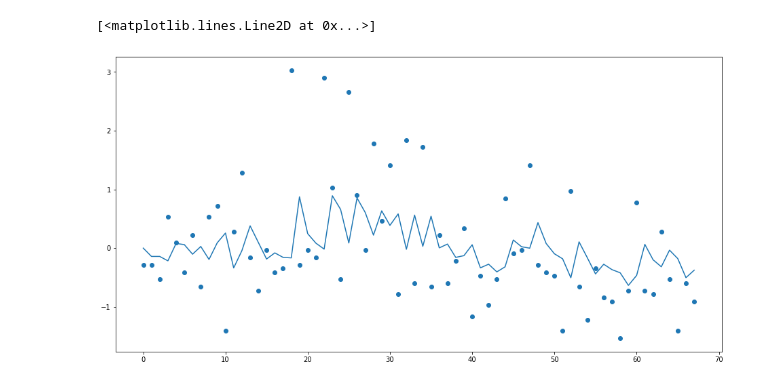
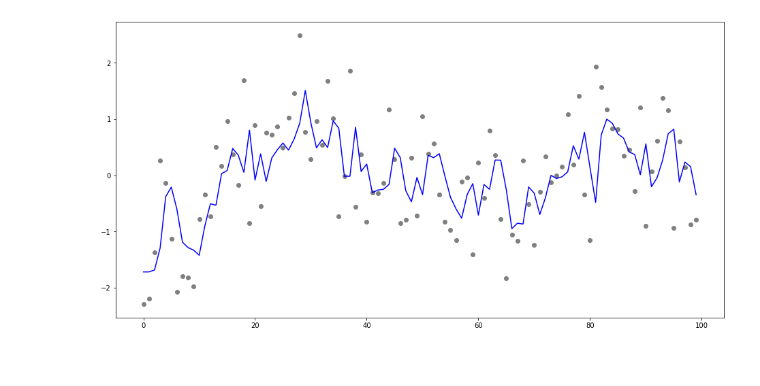
Before and after one commit to edwinnglabs/ts-playground, a Jupyter notebook: notebooks/state-space-model.ipynb, the cells around one changed output. Drawn from its saved outputs; the diff is of its cells as text; code cells hidden in the pictures.

Commit message:
state space model

```diff
--- a/notebooks/state-space-model.ipynb
+++ b/notebooks/state-space-model.ipynb
@@ -18,4 +15,0 @@ data = load_m3monthly()
-# %%
-y = data.loc[data['key'] == 'N1402', 'value'].values
-y = (y - np.mean(y)) / np.std(y)
-y
@@ -41,19 +18,19 @@ np.std(y) ** 2
 # %%
-input = {
+data = {
     'N' : len(y),
     'Y' : y,
     'SD_Y' : 1.0,
-    'A1' : 0.0,
+    'A1' : y[0],
     'P1' : 1.0,
-    'state_sigma_mean': 0.01,
-    'state_sigma_sd': 0.1,
-    'obs_sigma_mean': 0.1,
+    'state_sigma_mean': 0.1,
+    'state_sigma_sd': 1.0,
+    'obs_sigma_mean': 0.5,
     'obs_sigma_sd': 1.0,
 }
 # %%
 results = stan_mod.sampling(
-    data=input,
-    warmup=4000,
-    iter=8000,
+    data=data,
+    warmup=1000,
+    iter=2000,
 )
 # %% [output]
@@ -89,5 +88,5 @@ Iteration: 8000 / 8000 [100%]  (Sampling)
 # %%
-posteriors = results.extract(permuted=True)
+posteriors = results.extract(pars=['a'], permuted=True)
 states_mean = posteriors['a']
 states_mean = np.mean(states_mean, 0)
 # %%
@@ -101,8 +100,7 @@ y.shape
 # %%
 fig, ax = plt.subplots(1, 1, figsize=(16, 8))
 x = np.arange(0, len(y))
-ax.scatter(x, y)
-ax.plot(x, states_mean[:-1])
+ax.scatter(x, y, c='grey')
+ax.plot(x, states_mean[:-1], color='blue');
 # %% [output]
-[<matplotlib.lines.Line2D at 0x...>]
-[figure, old version]
+[figure, new version]
```
Also changed, not shown: parts of 11 cells of this notebook, 1 other file.
